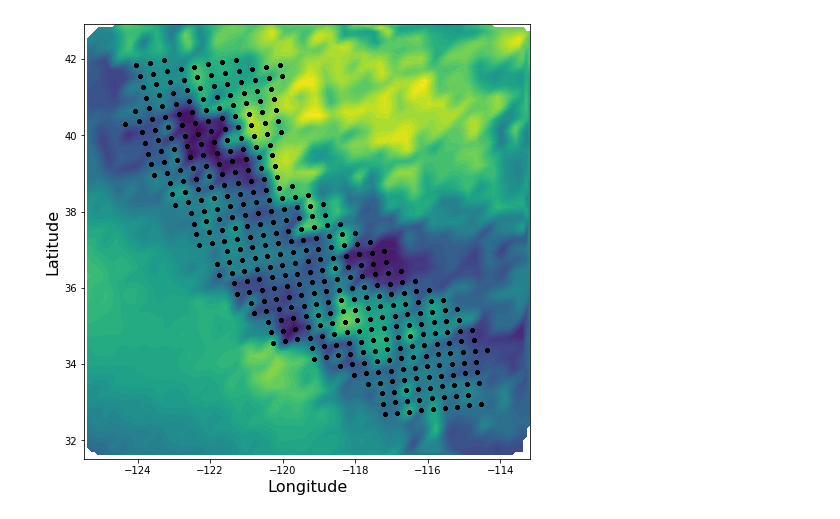
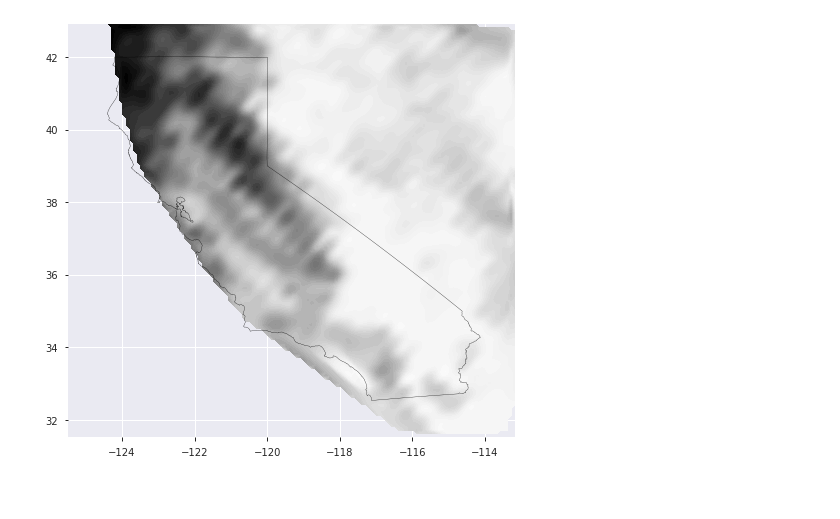
Before and after one commit to aristyogresearch/wildfire, a Jupyter notebook: notebooks/weather_data_heatmaps.ipynb, the cells around one changed output. Drawn from its saved outputs; the diff is of its cells as text; code cells hidden in the pictures; blank space fills up the shorter version.

Commit message:
Updated weather heatmaps

```diff
--- a/notebooks/weather_data_heatmaps.ipynb
+++ b/notebooks/weather_data_heatmaps.ipynb
@@ -14,3 +86,3 @@ num_contour_levels = 50
 # %%
-data = pd.read_csv('../data/NOAA_weather_data/2015_california_box_all.csv')
-data.head()
+data = pd.read_csv(weather_datafile)
+data_one_hour = data[data['time'] == time_subset]
@@ -45,3 +88,0 @@ memory usage: 402.6+ MB
-# %%
-data_one_hour = data[data['time'] == '2015-03-23 18:00:00']
-data_one_hour.head()
@@ -76,18 +88,0 @@ memory usage: 152.0+ KB
-# %%
-def regularize_grid(data, data_type):
-    data = data.dropna()
-
-    # data coordinates and values
-    x = data['lon']
-    y = data['lat']
-    z = data[data_type]
-
-    # target grid to interpolate to
-    xi = np.arange(LON_START,LON_END,GRID_SPACING)
-    yi = np.arange(LAT_START,LAT_END,GRID_SPACING)
-    xi,yi = np.meshgrid(xi,yi)
-
-    # interpolate
-    zi = griddata((x,y),z,(xi,yi),method='linear')
-
-    return xi, yi, zi
@@ -94,13 +101,4 @@ def regularize_grid(data, data_type):
 # %%
-data_type = 'uwnd.10m'
+data_type = 'veg'
 xi, yi, zi = regularize_grid(data_one_hour, data_type)
+california = get_california_polygon(states_shapefile)
-# %%
-# plot
-plt.rcParams["figure.figsize"] = (8,8)
-plt.contourf(xi, yi, zi, num_contour_levels)
-plt.plot(x, y, 'k.')
-plt.xlabel('Longitude',fontsize=16)
-plt.ylabel('Latitude',fontsize=16)
-plt.show()
-# %% [output]
-[figure, removed]
@@ -118 +105,6 @@ x2, y2 = transform(inProj, outProj, xi, yi)
+# %%
+plt = plot_with_state_border(xi, yi, zi, num_contour_levels, california)
+plt.show()
+# %% [output]
+[figure, added]
 # %%
```
Also changed, not shown: parts of 13 cells of this notebook, 2 other files.
